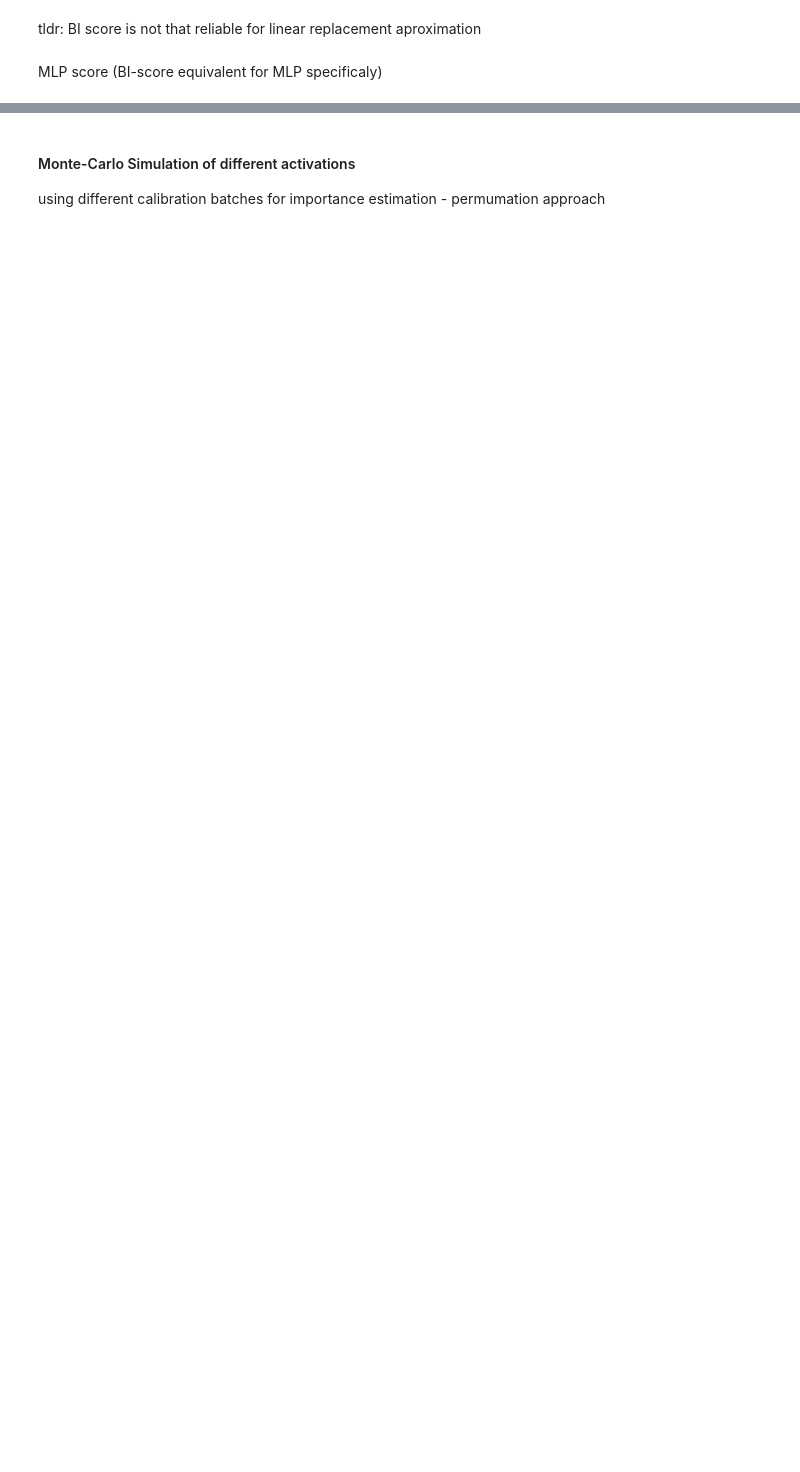
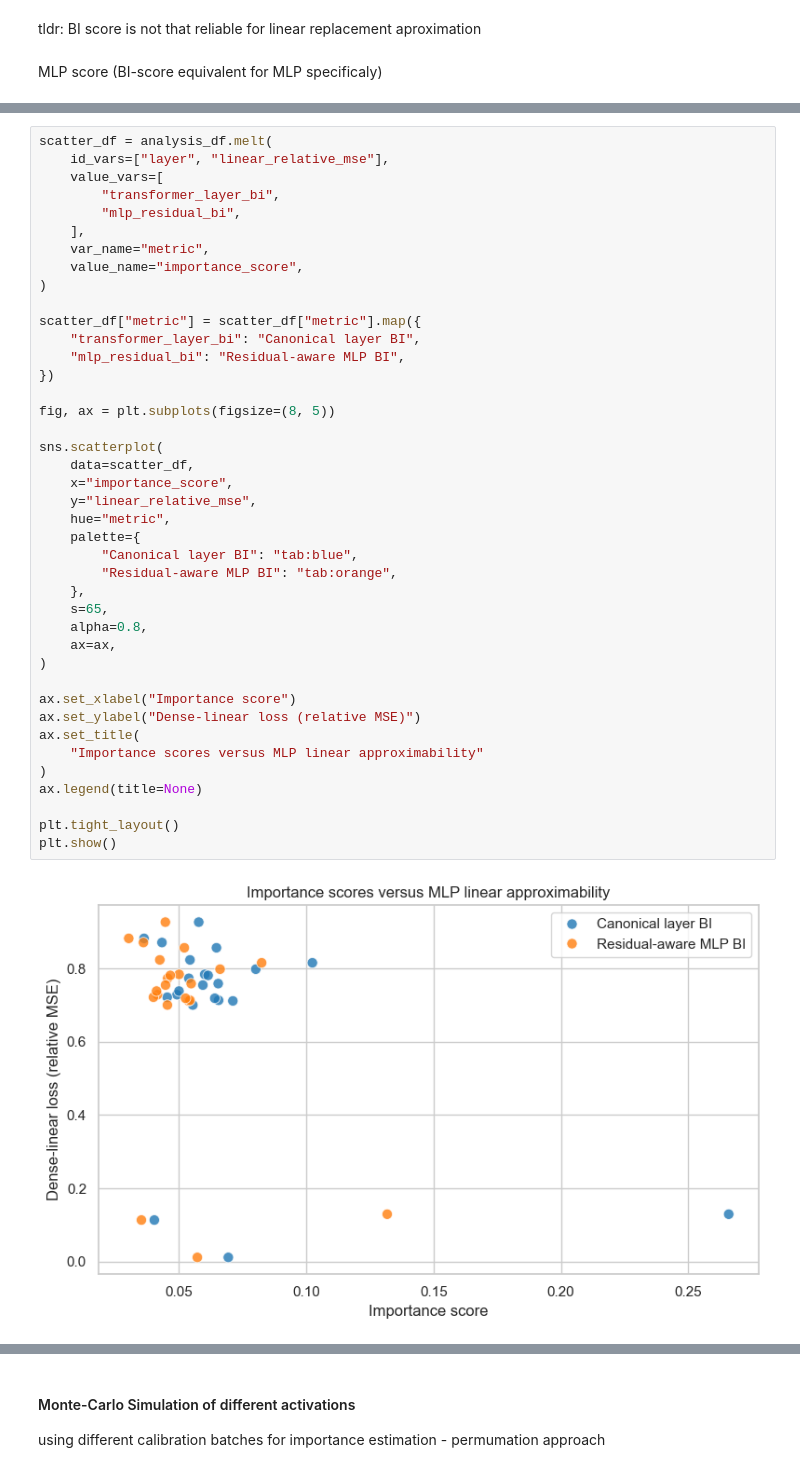
Before and after one commit to Sammuel21/diploma-thesis-block-replacement, a Jupyter notebook: notebooks/analyses/importance.ipynb, the cells around one changed output, grey strips where cells are left out. Cells and saved outputs as stored; diff of their text form; blank space fills up the shorter version.

```diff
--- a/notebooks/analyses/importance.ipynb
+++ b/notebooks/analyses/importance.ipynb
@@ -345,0 +514,43 @@ LAYER = 12
+# %%
+scatter_df = analysis_df.melt(
+    id_vars=["layer", "linear_relative_mse"],
+    value_vars=[
+        "transformer_layer_bi",
+        "mlp_residual_bi",
+    ],
+    var_name="metric",
+    value_name="importance_score",
+)
+
+scatter_df["metric"] = scatter_df["metric"].map({
+    "transformer_layer_bi": "Canonical layer BI",
+    "mlp_residual_bi": "Residual-aware MLP BI",
+})
+
+fig, ax = plt.subplots(figsize=(8, 5))
+
+sns.scatterplot(
+    data=scatter_df,
+    x="importance_score",
+    y="linear_relative_mse",
+    hue="metric",
+    palette={
+        "Canonical layer BI": "tab:blue",
+        "Residual-aware MLP BI": "tab:orange",
+    },
+    s=65,
+    alpha=0.8,
+    ax=ax,
+)
+
+ax.set_xlabel("Importance score")
+ax.set_ylabel("Dense-linear loss (relative MSE)")
+ax.set_title(
+    "Importance scores versus MLP linear approximability"
+)
+ax.legend(title=None)
+
+plt.tight_layout()
+plt.show()
+# %% [output]
+[figure, added]
```
Also changed, not shown: parts of 18 cells of this notebook, 16 other files.
